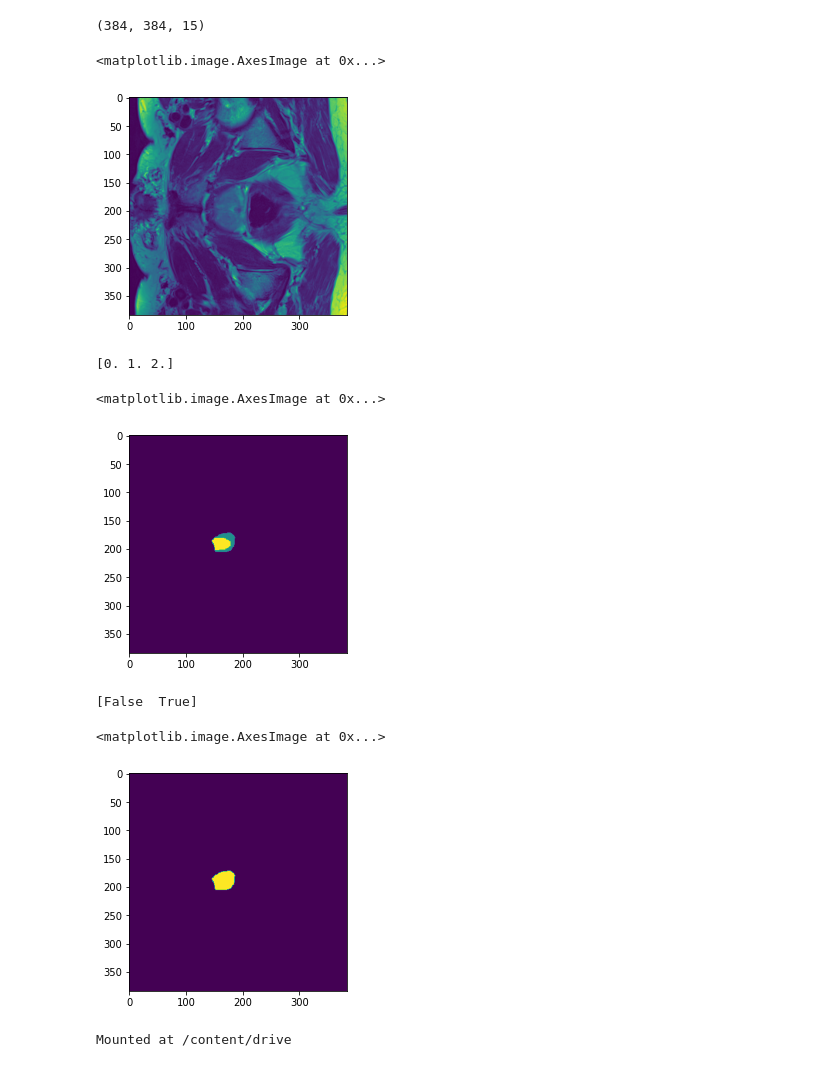
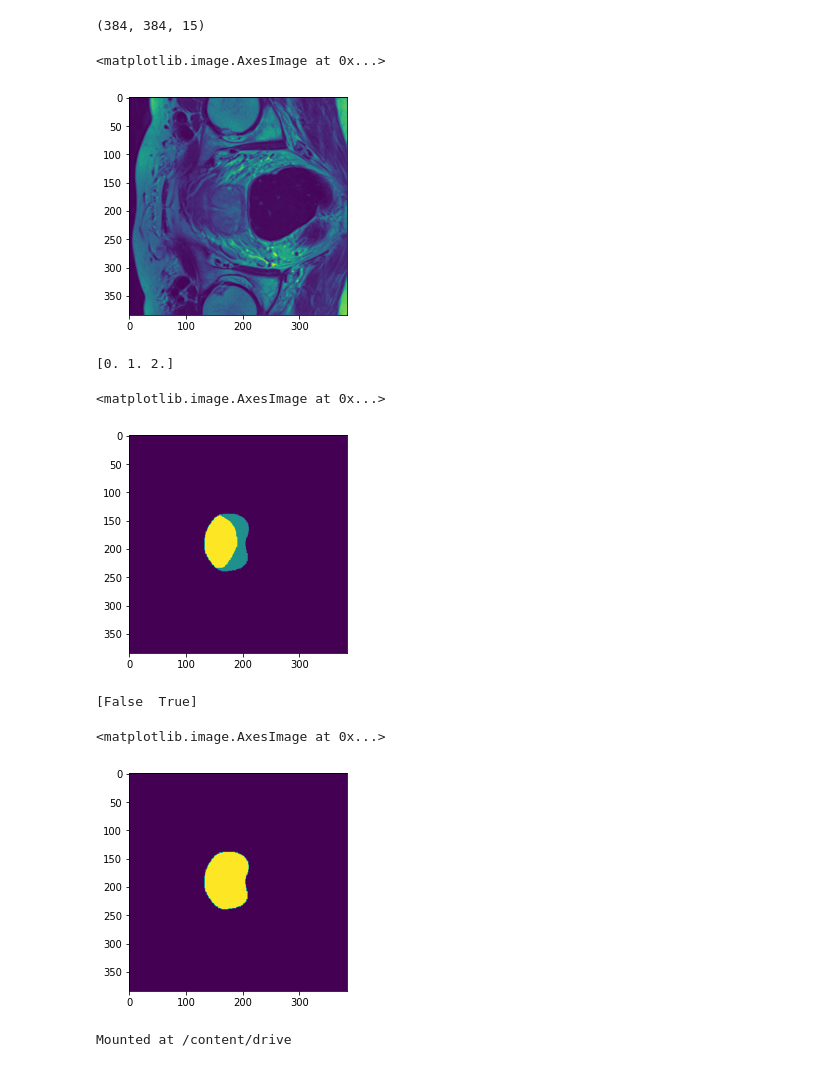
Before and after one commit to qazalmehrban/Medical-Segmentation, a Jupyter notebook: Untitled1.ipynb, the cells around one changed output. Saved outputs shown, nothing was run; the diff lists cells and outputs as text; code cells hidden in the pictures.

```diff
--- a/Untitled1.ipynb
+++ b/Untitled1.ipynb
@@ -27,32 +27,32 @@ segmentations =next(os.walk(labels))[2]
 # %%
 Images = nib.load((samples + patients[0]))
 im = np.array(Images.dataobj)
 print(np.array(Images.dataobj).shape)
-plt.imshow(im[:,:,4])
+plt.imshow(im[:,:,10])
 # %% [output]
 (384, 384, 15)
 <matplotlib.image.AxesImage at 0x...>
-[figure, old version]
+[figure, new version]
 # %%
 Masks = nib.load((labels + segmentations[0]))
 Masks = np.array(Masks.dataobj)
-Masks = Masks[:,:,4]
+Masks = Masks[:,:,10]
 print(np.unique(Masks))
 plt.imshow(Masks)
 # %% [output]
 [0. 1. 2.]
 <matplotlib.image.AxesImage at 0x...>
-[figure, old version]
+[figure, new version]
 # %%
 Masks = nib.load((labels + segmentations[0]))
 Masks = np.array(Masks.dataobj)
-Masks = Masks[:,:,4].astype(np.bool)
+Masks = Masks[:,:,10].astype(np.bool)
 print(np.unique(Masks))
 plt.imshow(Masks)
 # %% [output]
 [False  True]
 <matplotlib.image.AxesImage at 0x...>
-[figure, old version]
+[figure, new version]
 # %%
 from google.colab import drive
 drive.mount('/content/drive')
```
Also changed, not shown: parts of 2 cells of this notebook.
